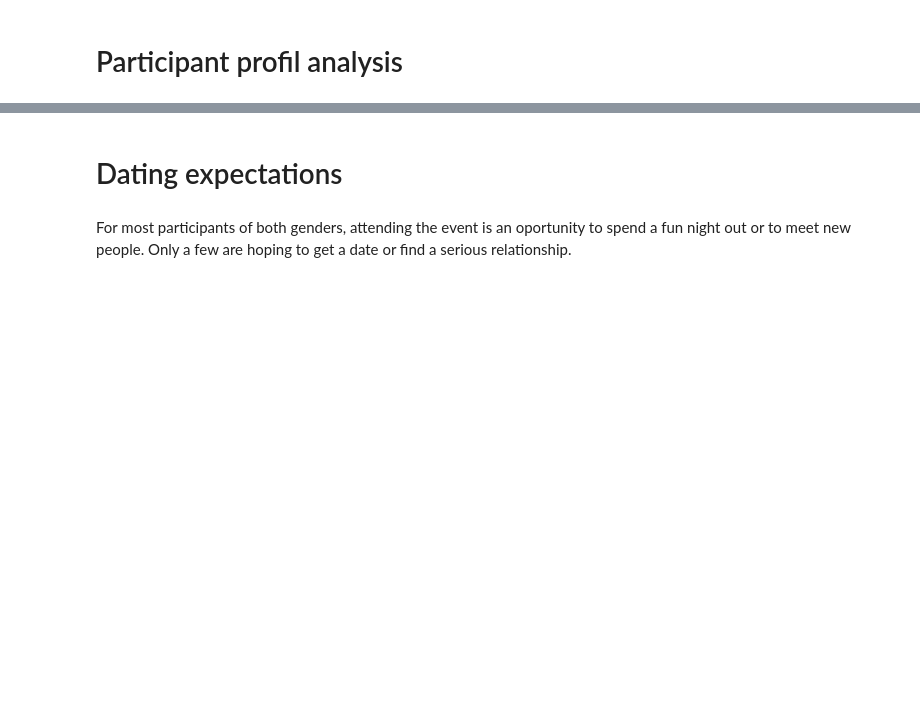
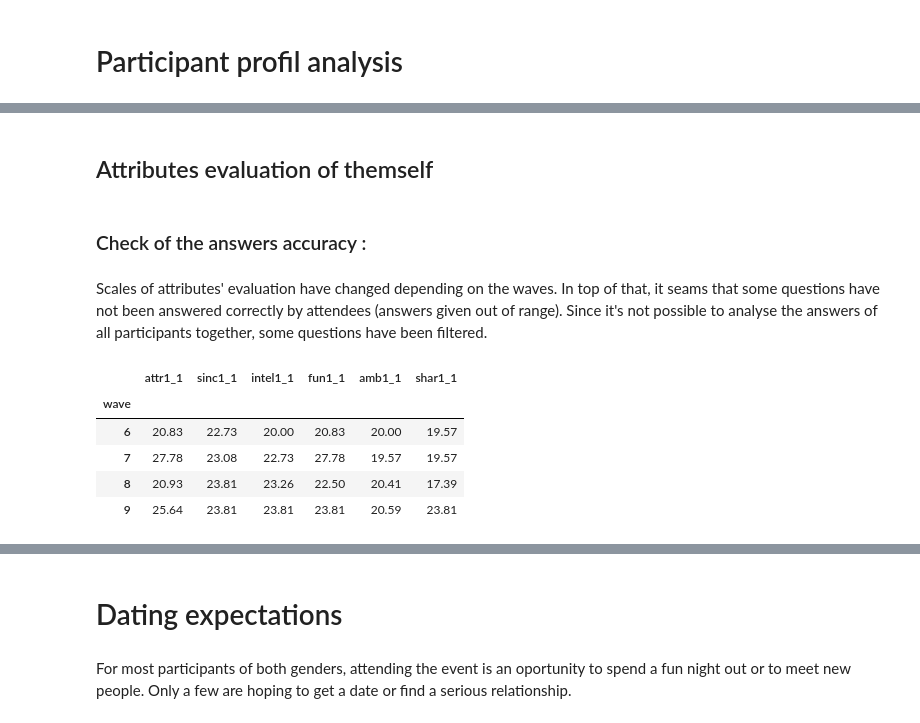
Before and after one commit to myriamgoyet/EDA--Projet-speed-dating, a Jupyter notebook: Speed_dating.ipynb, the cells around one changed output, grey strips where cells are left out. Drawn from its saved outputs; the diff is of its cells as text; code cells hidden in the pictures; blank space fills up the shorter version.

```diff
--- a/Speed_dating.ipynb
+++ b/Speed_dating.ipynb
@@ -622,0 +625,6 @@ fig.show()
+# %% [markdown]
+## Attributes evaluation of themself
+# %% [markdown]
+### Check of the answers accuracy :
+# %% [markdown]
+Scales of attributes' evaluation have changed depending on the waves. In top of that, it seams that some questions have not been answered correctly by attendees (answers given out of range). Since it's not possible to analyse the answers of all participants together, some questions have been filtered.
@@ -622,0 +635,14 @@ fig.show()
+# %%
+# Waves 6-9: Please rate the importance of the following attributes in a potential date on a scale of 1-10 (1=not at all important, 10=extremely important):
+# It looks like the question has not been answered correctly by the attendees in waves 6 to 9 since max values are out of range (1 to 10)
+# For this reason, we will only consider waves 1 to 5 and 10 to 21 for this question
+attributes = ['attr1_1', 'sinc1_1', 'intel1_1', 'fun1_1', 'amb1_1', 'shar1_1']
+df_max_values = df_unique_waves_69[attributes + ['wave']].groupby('wave').max()
+df_max_values
+# %% [output]
+|  | attr1_1 | sinc1_1 | intel1_1 | fun1_1 | amb1_1 | shar1_1 |
+| wave |  |  |  |  |  |  |
+| 6 | 20.83 | 22.73 | 20.00 | 20.83 | 20.00 | 19.57 |
+| 7 | 27.78 | 23.08 | 22.73 | 27.78 | 19.57 | 19.57 |
+| 8 | 20.93 | 23.81 | 23.26 | 22.50 | 20.41 | 17.39 |
+| 9 | 25.64 | 23.81 | 23.81 | 23.81 | 20.59 | 23.81 |
```
Also changed, not shown: parts of 42 cells of this notebook, 1 other file.
